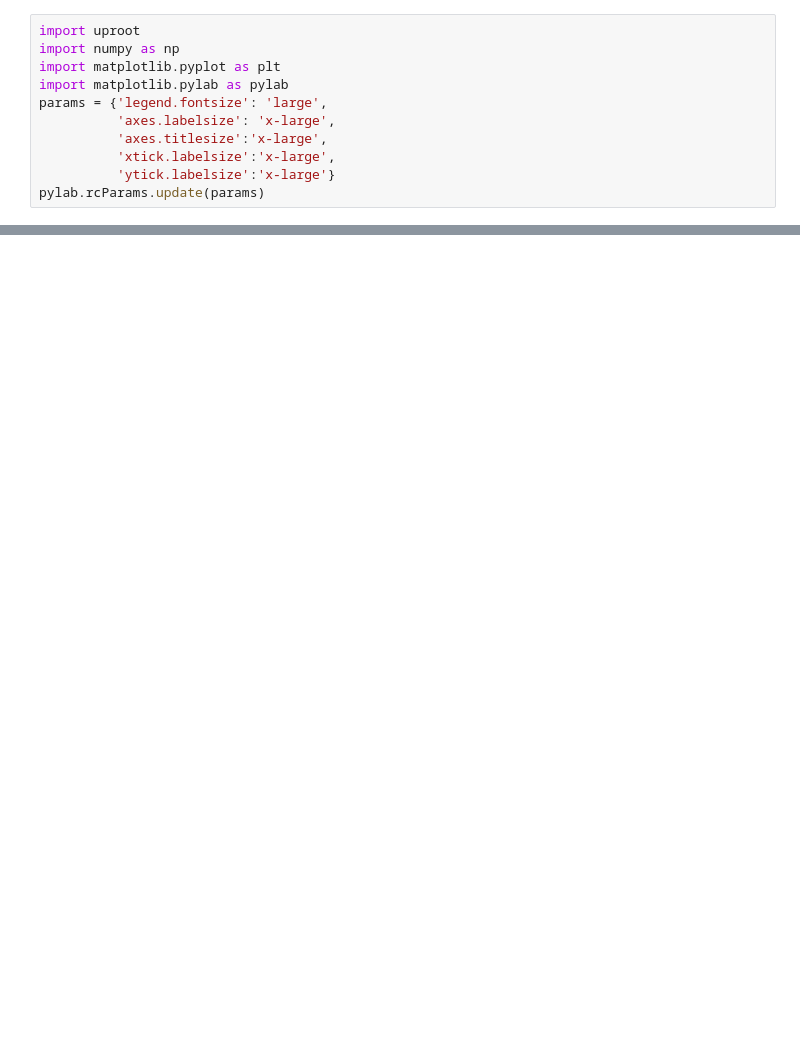
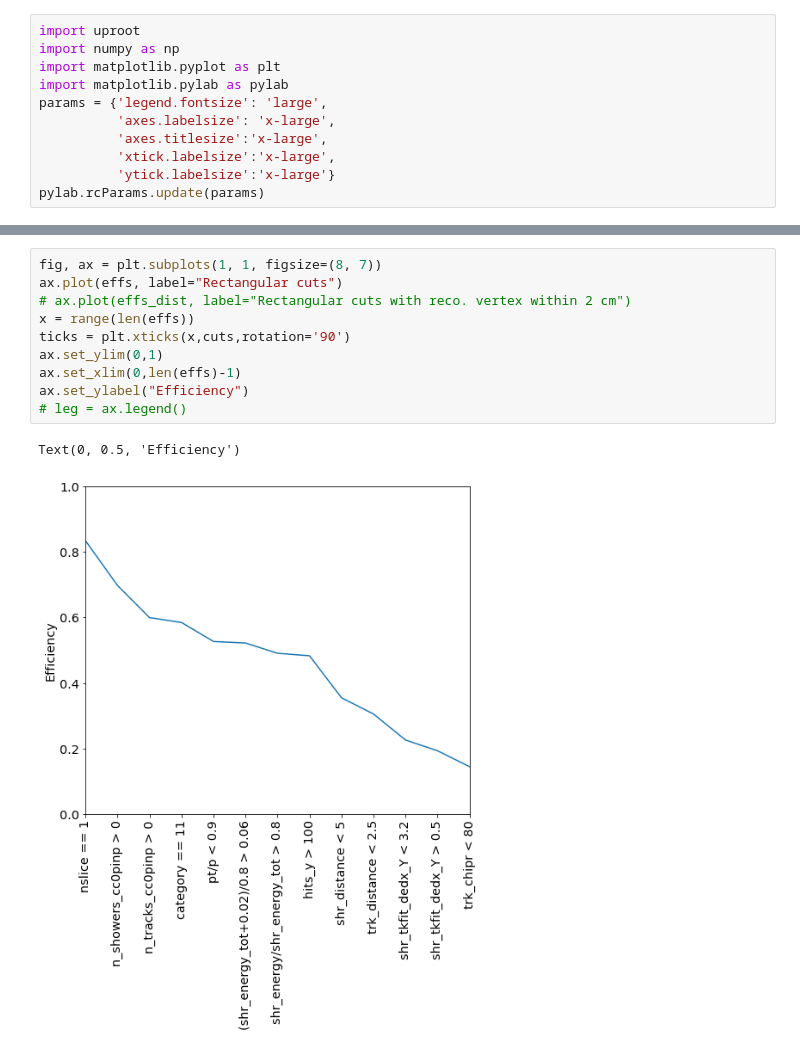
Before and after one commit to ubneutrinos/PELEE, a Jupyter notebook: Efficiency.ipynb, the cells around one changed output, grey strips where cells are left out. Cells and saved outputs as stored; diff of their text form; blank space fills up the shorter version.

```diff
--- a/Efficiency.ipynb
+++ b/Efficiency.ipynb
@@ -158,0 +195,13 @@ fig.savefig("plots/eff.pdf", transparent=True)
+# %%
+fig, ax = plt.subplots(1, 1, figsize=(8, 7))
+ax.plot(effs, label="Rectangular cuts")
+# ax.plot(effs_dist, label="Rectangular cuts with reco. vertex within 2 cm")
+x = range(len(effs))
+ticks = plt.xticks(x,cuts,rotation='90')
+ax.set_ylim(0,1)
+ax.set_xlim(0,len(effs)-1)
+ax.set_ylabel("Efficiency")
+# leg = ax.legend()
+# %% [output]
+Text(0, 0.5, 'Efficiency')
+[figure, added]
```
Also changed, not shown: parts of 4 cells of this notebook, 6 other files.
